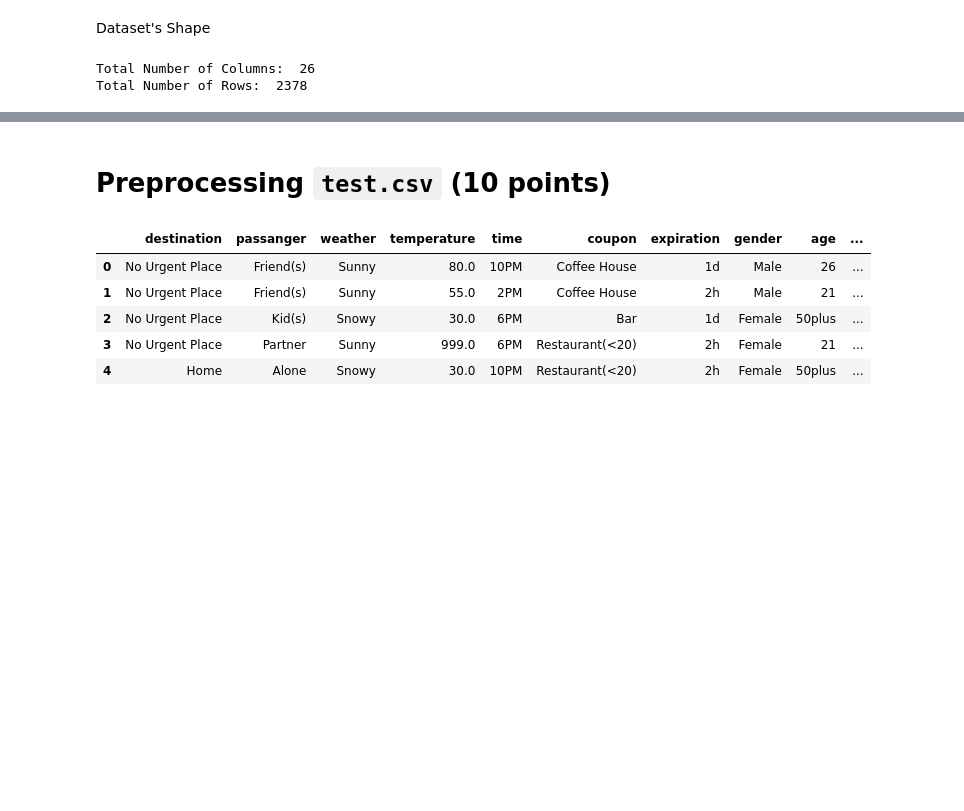
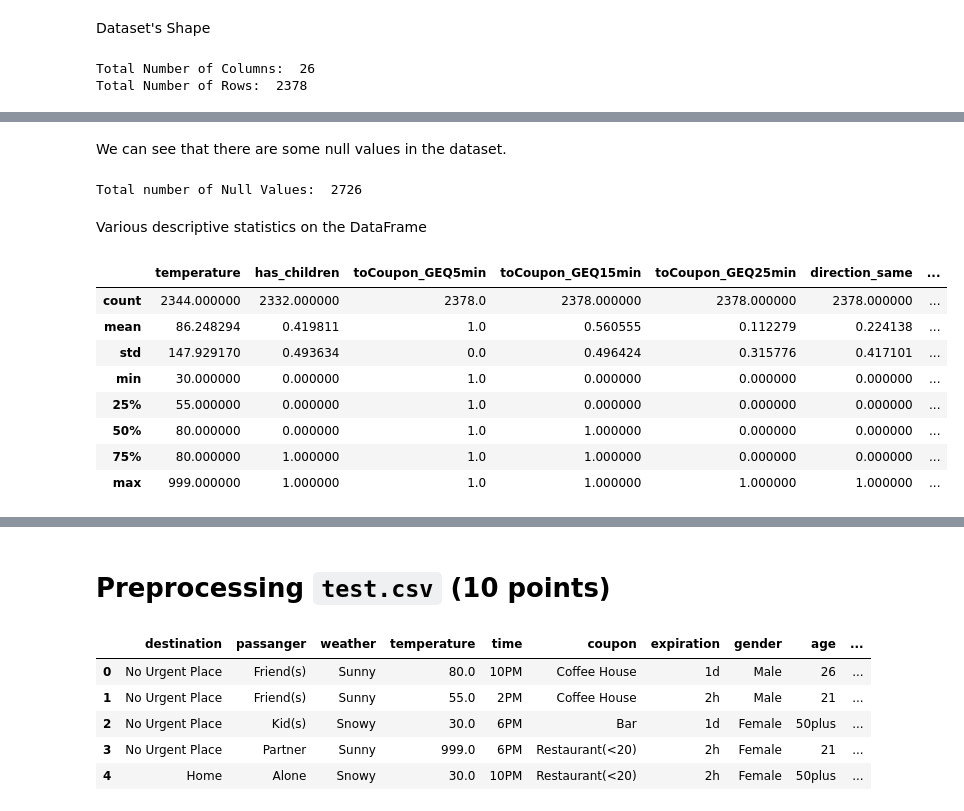
Before and after one commit to ddahiya16/Machine-Learning, a Jupyter notebook: Exam - Summer 2021.ipynb, the cells around one changed output, grey strips where cells are left out. Cells and saved outputs as stored; diff of their text form; code cells hidden in the pictures; blank space fills up the shorter version.

```diff
--- a/Exam - Summer 2021.ipynb
+++ b/Exam - Summer 2021.ipynb
@@ -118,0 +151,20 @@ Total Number of Rows:  2378
+# %% [markdown]
+We can see that there are some null values in the dataset.
+# %%
+print("Total number of Null Values: ", df_train.isnull().sum().sum())
+# %% [output]
+Total number of Null Values:  2726
+# %% [markdown]
+Various descriptive statistics on the DataFrame
+# %%
+df_train.describe()
+# %% [output]
+|  | temperature | has_children | toCoupon_GEQ5min | toCoupon_GEQ15min | toCoupon_GEQ25min | direction_same | ... |
+| count | 2344.000000 | 2332.000000 | 2378.0 | 2378.000000 | 2378.000000 | 2378.000000 | ... |
+| mean | 86.248294 | 0.419811 | 1.0 | 0.560555 | 0.112279 | 0.224138 | ... |
+| std | 147.929170 | 0.493634 | 0.0 | 0.496424 | 0.315776 | 0.417101 | ... |
+| min | 30.000000 | 0.000000 | 1.0 | 0.000000 | 0.000000 | 0.000000 | ... |
+| 25% | 55.000000 | 0.000000 | 1.0 | 0.000000 | 0.000000 | 0.000000 | ... |
+| 50% | 80.000000 | 0.000000 | 1.0 | 1.000000 | 0.000000 | 0.000000 | ... |
+| 75% | 80.000000 | 1.000000 | 1.0 | 1.000000 | 0.000000 | 0.000000 | ... |
+| max | 999.000000 | 1.000000 | 1.0 | 1.000000 | 1.000000 | 1.000000 | ... |
```
Also changed, not shown: parts of 8 cells of this notebook.
